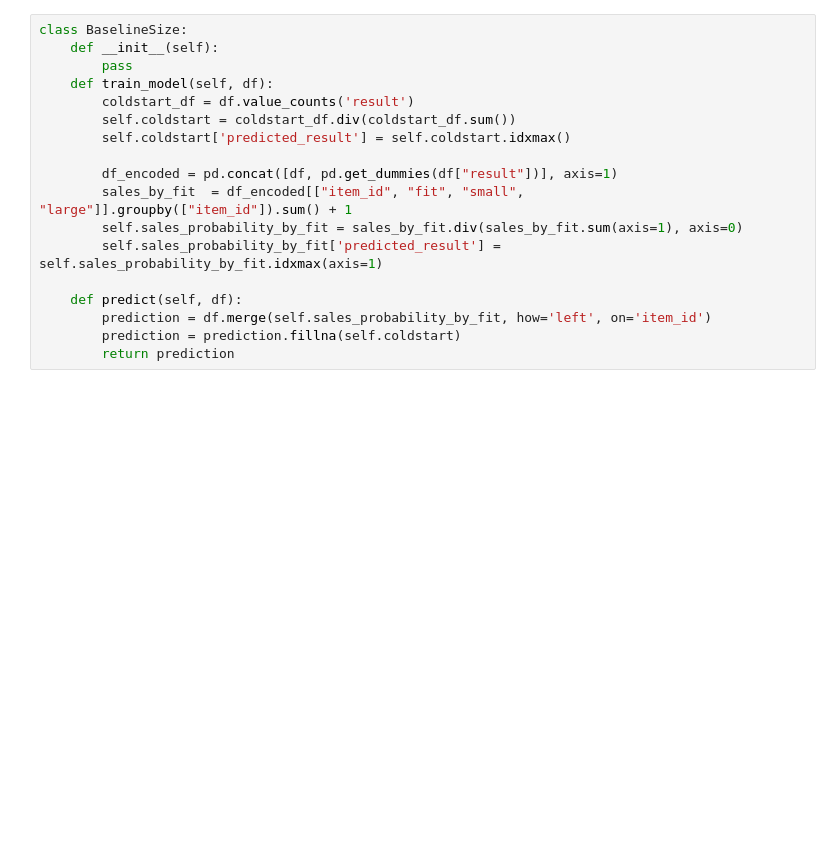
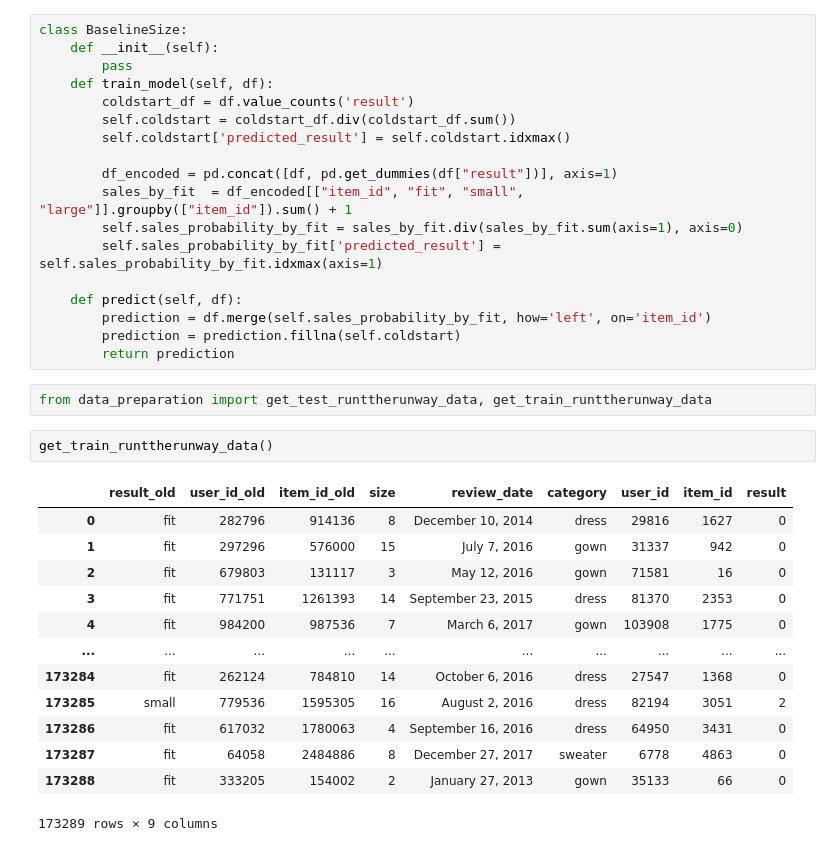
Before and after one commit to mfirgo/clothing_fit_licencjat, a Jupyter notebook: notebook.ipynb, the cells around one changed output. Drawn from its saved outputs; the diff is of its cells as text; blank space fills up the shorter version.

```diff
--- a/notebook.ipynb
+++ b/notebook.ipynb
@@ -353,3 +370,21 @@ class BaselineSize:
         prediction = df.merge(self.sales_probability_by_fit, how='left', on='item_id')
         prediction = prediction.fillna(self.coldstart)
         return prediction
+# %%
+from data_preparation import get_test_runttherunway_data, get_train_runttherunway_data
+# %%
+get_train_runttherunway_data()
+# %% [output]
+|  | result_old | user_id_old | item_id_old | size | review_date | category | user_id | item_id | result |
+| 0 | fit | 282796 | 914136 | 8 | December 10, 2014 | dress | 29816 | 1627 | 0 |
+| 1 | fit | 297296 | 576000 | 15 | July 7, 2016 | gown | 31337 | 942 | 0 |
+| 2 | fit | 679803 | 131117 | 3 | May 12, 2016 | gown | 71581 | 16 | 0 |
+| 3 | fit | 771751 | 1261393 | 14 | September 23, 2015 | dress | 81370 | 2353 | 0 |
+| 4 | fit | 984200 | 987536 | 7 | March 6, 2017 | gown | 103908 | 1775 | 0 |
+| ... | ... | ... | ... | ... | ... | ... | ... | ... | ... |
+| 173284 | fit | 262124 | 784810 | 14 | October 6, 2016 | dress | 27547 | 1368 | 0 |
+| 173285 | small | 779536 | 1595305 | 16 | August 2, 2016 | dress | 82194 | 3051 | 2 |
+| 173286 | fit | 617032 | 1780063 | 4 | September 16, 2016 | dress | 64950 | 3431 | 0 |
+| 173287 | fit | 64058 | 2484886 | 8 | December 27, 2017 | sweater | 6778 | 4863 | 0 |
+| 173288 | fit | 333205 | 154002 | 2 | January 27, 2013 | gown | 35133 | 66 | 0 |
+173289 rows × 9 columns
```
Also changed, not shown: parts of 2 cells of this notebook, 5 other files.
